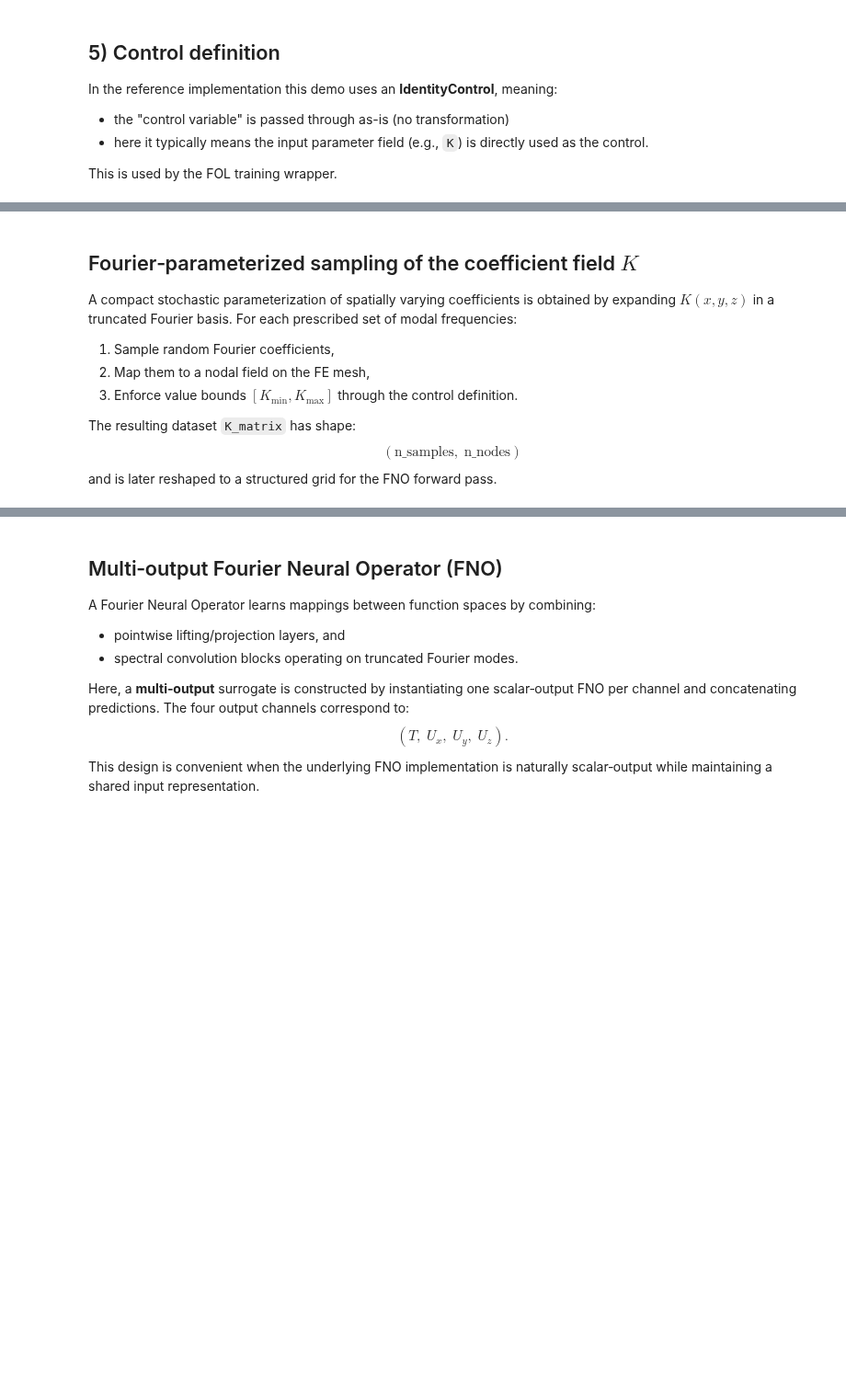
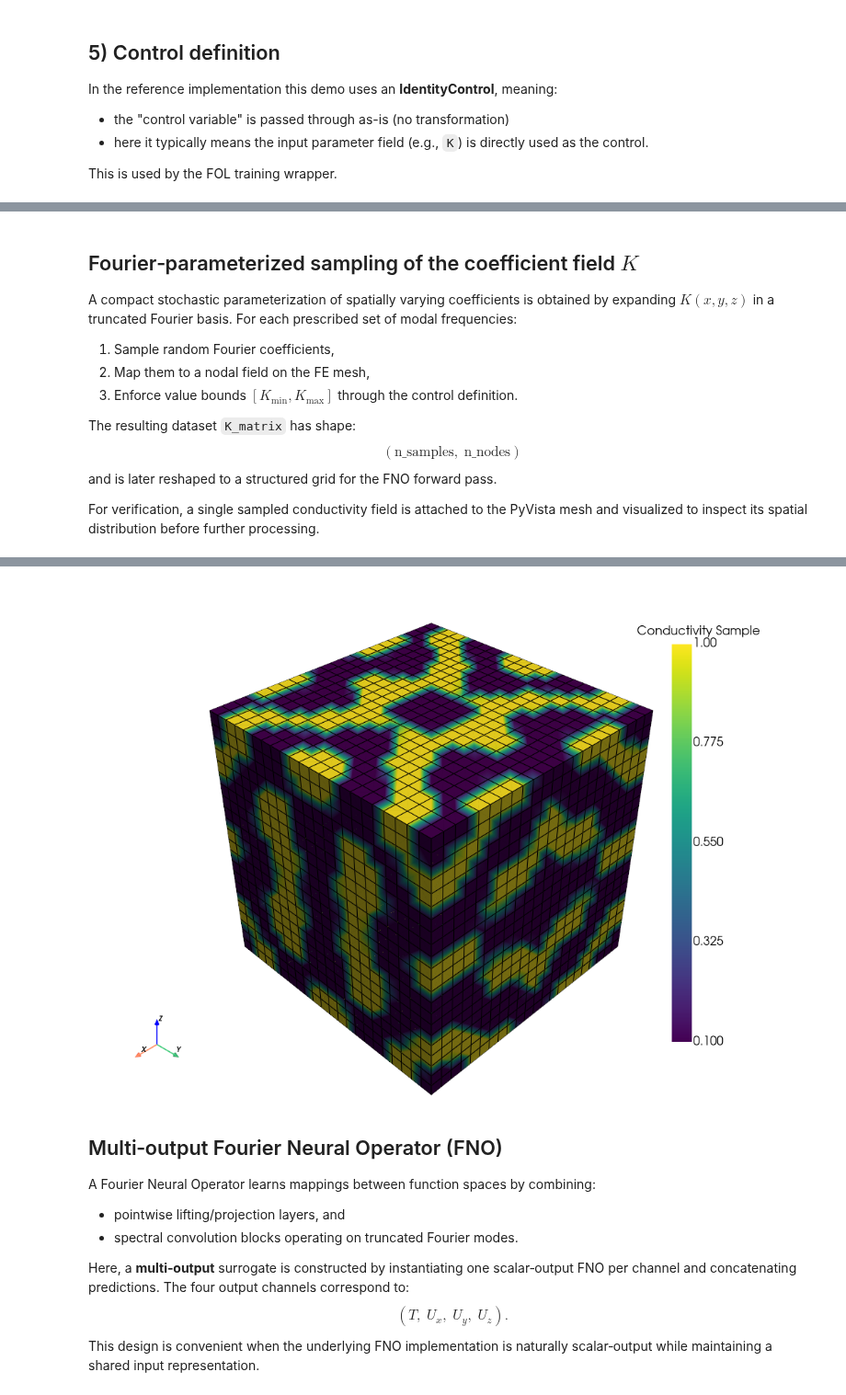
Before and after one commit to RezaNajian/folax, a Jupyter notebook: notebooks/pi_fno_3D_thermomech_demo.ipynb, the cells around one changed output, grey strips where cells are left out. Shown at 92% size. Cells and saved outputs as stored; diff of their text form; code cells hidden in the pictures; blank space fills up the shorter version.

```diff
--- a/notebooks/pi_fno_3D_thermomech_demo.ipynb
+++ b/notebooks/pi_fno_3D_thermomech_demo.ipynb
@@ -166,6 +224,8 @@ $$
 (\text{n\_samples},\; \text{n\_nodes})
 $$
 and is later reshaped to a structured grid for the FNO forward pass.
+
+For verification, a single sampled conductivity field is attached to the PyVista mesh and visualized to inspect its spatial distribution before further processing.
 # %%
 import jax
 from fol.controls.fourier_control import FourierControl
@@ -215,3 +275,18 @@ K_matrix = jnp.concatenate(K_matrix_parts, axis=0)
 
 print(f"{K_matrix.shape[0]} Fourier‑parameterized samples generated.")
 print("K_matrix shape:", K_matrix.shape)  # (n_samples, n_nodes)
+
+# Attach one sampled conductivity field (node-wise) to the PyVista mesh
+pv_mesh.point_data["Conductivity Sample"] = K_matrix[200].flatten()
+# Visualize the selected sample on the 3D mesh
+pv_mesh.plot(scalars="Conductivity Sample",
+             show_edges=True,
+             edge_color="black",
+             line_width=1,
+             scalar_bar_args=dict(
+                 position_x=0.85,
+                 position_y=0.1,
+                 width=0.08,
+                 height=0.8,
+                 vertical=True))
+# %% [output]
@@ -218,3 +299,4 @@ print("K_matrix shape:", K_matrix.shape)  # (n_samples, n_nodes)
+[figure, added]
 # %% [markdown]
 ## Multi‑output Fourier Neural Operator (FNO)
 
```
Also changed, not shown: parts of 14 cells of this notebook.
